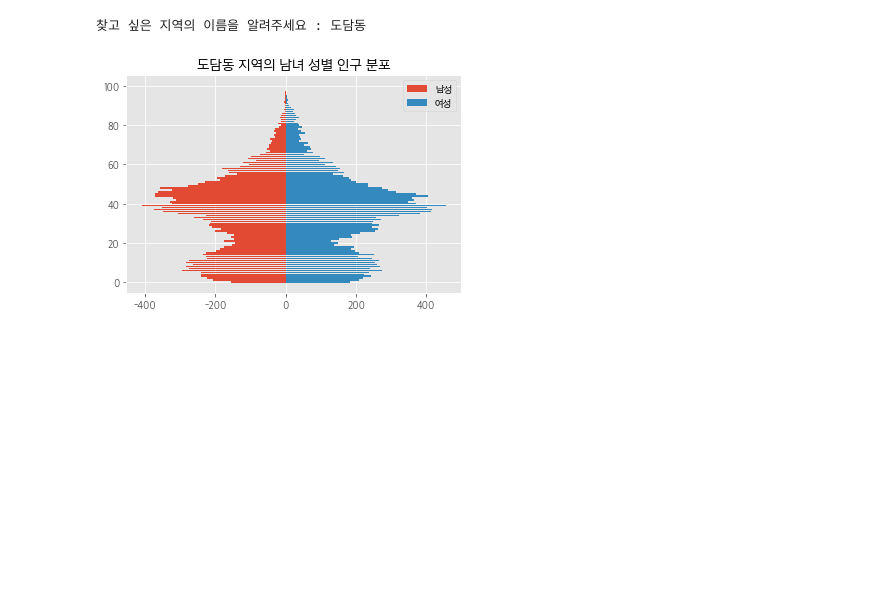
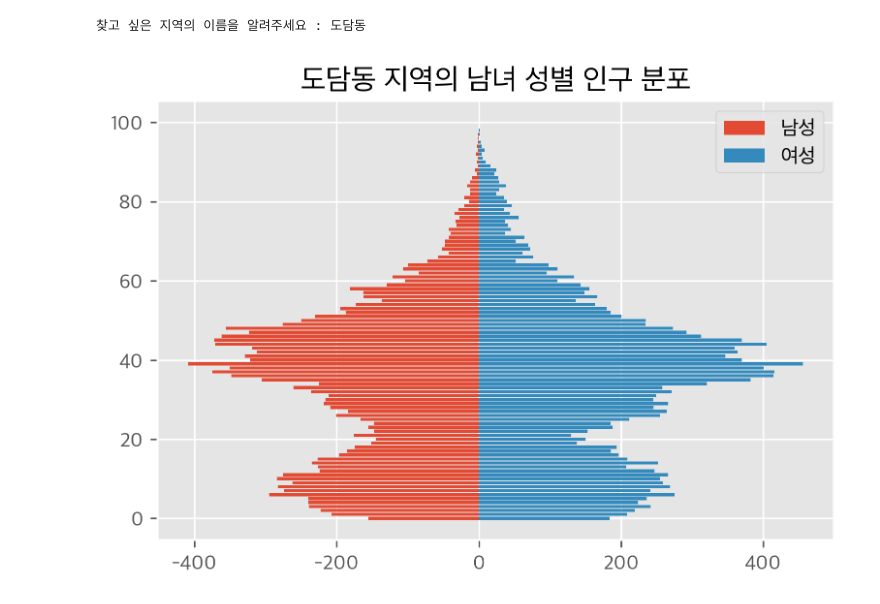
Before and after one commit to arkdusdyk/BigDataComputing, a Jupyter notebook: Assignment3/assignment_3_1.ipynb, the cells around one changed output. Drawn from its saved outputs; the diff is of its cells as text; code cells hidden in the pictures; blank space fills up the shorter version.

Commit message:
21/04/06 managing dpi setting for graph

```diff
--- a/Assignment3/assignment_3_1.ipynb
+++ b/Assignment3/assignment_3_1.ipynb
@@ -1,27 +1,28 @@
 # %%
 import csv
 import matplotlib.pyplot as plt
 file = open('gender.csv', encoding = 'cp949')
 data = csv.reader(file)
 region = input("찾고 싶은 지역의 이름을 알려주세요 : ")
 m = []
 f = []
 for row in data:
     if region in row[0]:
         for i in range(0,101):
             m.append(-(int(row[i+3])))
             f.append(int(row[-(i+1)]))
 f.reverse()
 
 plt.rc('font', family = 'Apple SD Gothic Neo')
+plt.figure(dpi=300)            #dpi 조절
 plt.rcParams['axes.unicode_minus'] = False
 plt.style.use('ggplot')    # 격자 무늬 스타일
 plt.title(region+' 지역의 남녀 성별 인구 분포')
 plt.barh(range(101), m, label = '남성')
 plt.barh(range(101), f, label = '여성')
 plt.legend()
 plt.show()
 file.close()
 # %% [output]
 찾고 싶은 지역의 이름을 알려주세요 : 도담동
-[figure, old version]
+[figure, new version]
```
